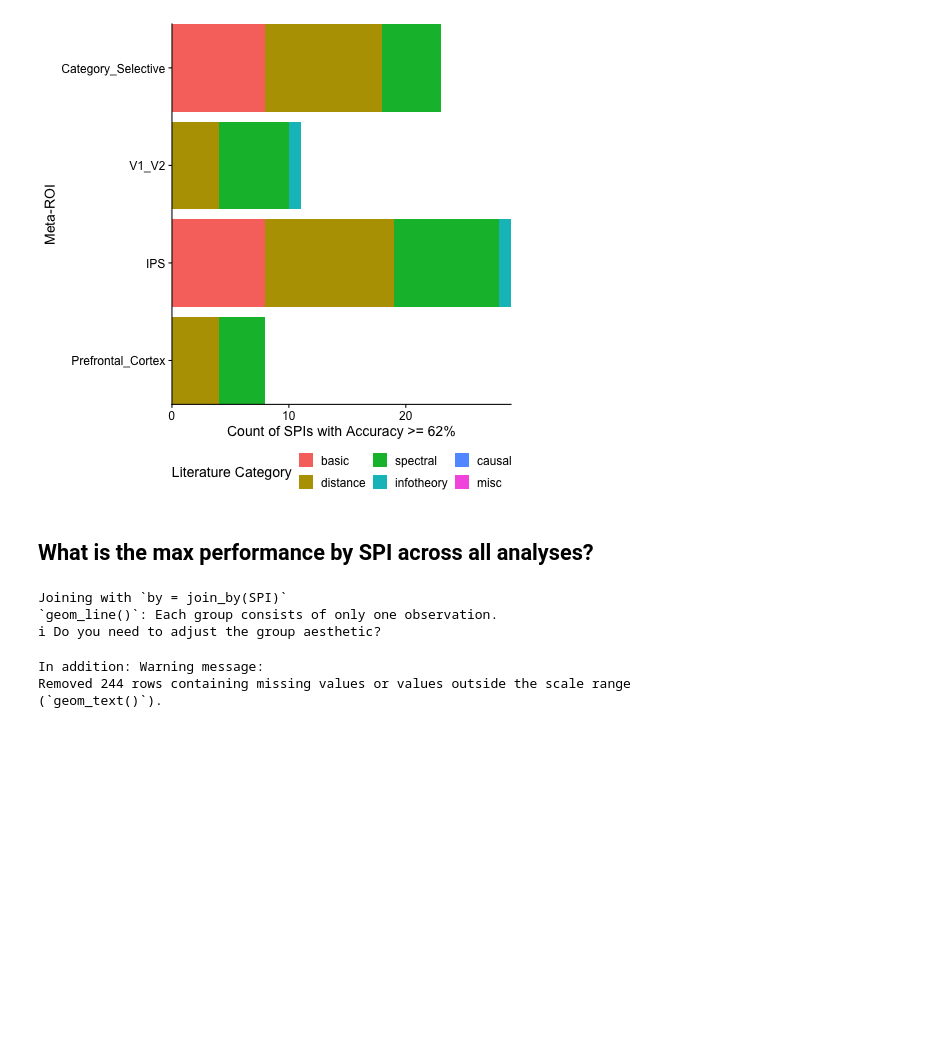
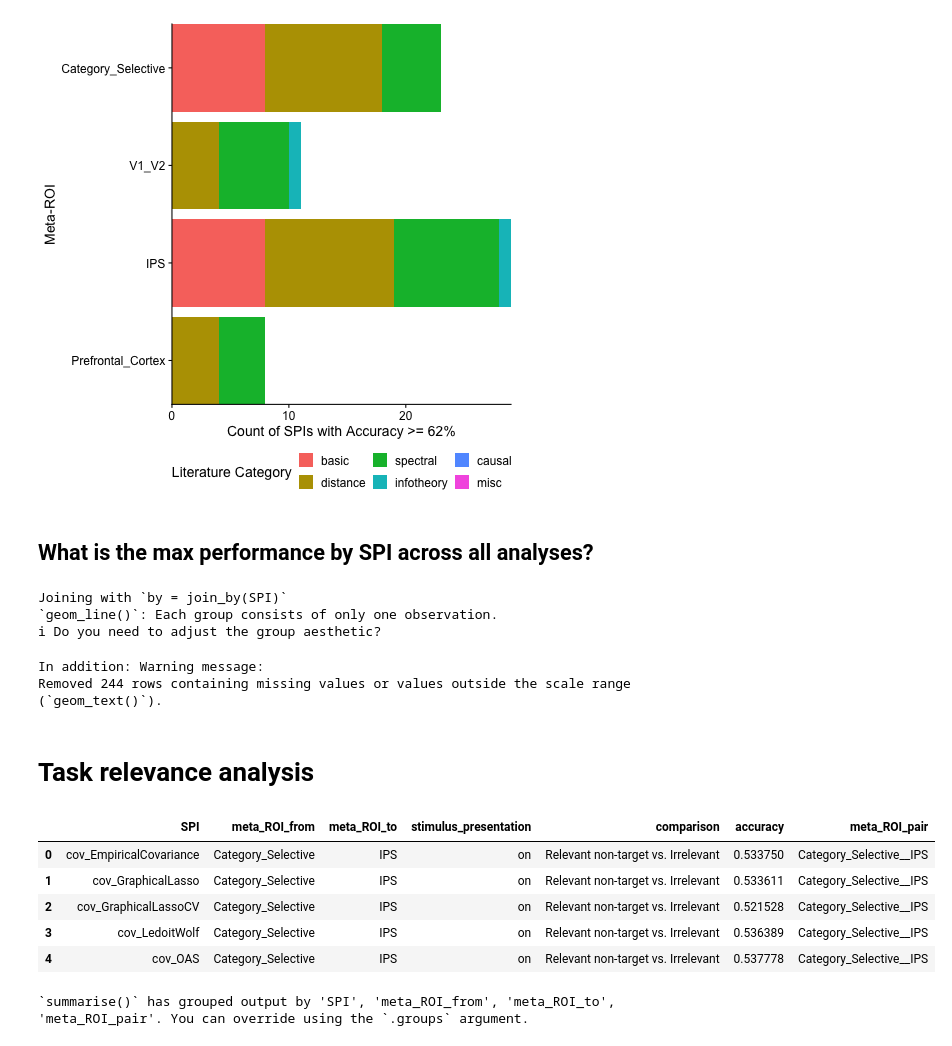
Before and after one commit to anniegbryant/MEG_functional_connectivity, a Jupyter notebook: data_visualization/inter_subject_classification.ipynb, the cells around one changed output. Saved outputs shown, nothing was run; the diff lists cells and outputs as text; code cells hidden in the pictures; blank space fills up the shorter version.

```diff
--- a/data_visualization/inter_subject_classification.ipynb
+++ b/data_visualization/inter_subject_classification.ipynb
@@ -823,3 +825,5 @@ Joining with `by = join_by(SPI)`
 In addition: Warning message:
 Removed 244 rows containing missing values or values outside the scale range
 (`geom_text()`).
+# %% [markdown]
+# Task relevance analysis
@@ -825,0 +884,57 @@ Removed 244 rows containing missing values or values outside the scale range
+# %%
+averaged_relevance_type_LR_classification_res.head()
+# %% [output]
+|  | SPI | meta_ROI_from | meta_ROI_to | stimulus_presentation | comparison | accuracy | meta_ROI_pair |
+| 0 | cov_EmpiricalCovariance | Category_Selective | IPS | on | Relevant non-target vs. Irrelevant | 0.533750 | Category_Selective__IPS |
+| 1 | cov_GraphicalLasso | Category_Selective | IPS | on | Relevant non-target vs. Irrelevant | 0.533611 | Category_Selective__IPS |
+| 2 | cov_GraphicalLassoCV | Category_Selective | IPS | on | Relevant non-target vs. Irrelevant | 0.521528 | Category_Selective__IPS |
+| 3 | cov_LedoitWolf | Category_Selective | IPS | on | Relevant non-target vs. Irrelevant | 0.536389 | Category_Selective__IPS |
+| 4 | cov_OAS | Category_Selective | IPS | on | Relevant non-target vs. Irrelevant | 0.537778 | Category_Selective__IPS |
+# %%
+%%R -i averaged_relevance_type_LR_classification_res -w 900 -h 650
+
+averaged_relevance_type_LR_classification_res %>%
+    group_by(SPI, meta_ROI_from, meta_ROI_to, meta_ROI_pair, stimulus_presentation) %>%
+    summarise(accuracy = mean(accuracy)) %>%
+    # Filter accuracy to >50% for visualization purposes
+    filter(accuracy > 0.5) %>%
+    mutate(accuracy = 100*accuracy) %>%
+    rowwise() %>%
+    # Want a specific order for the meta-ROI pair in the plot
+    mutate(meta_ROI_pair = factor(meta_ROI_pair, levels = c("V1_V2__Category_Selective",
+                                                    "Category_Selective__V1_V2",
+                                                    "Category_Selective__IPS",
+                                                    "IPS__Category_Selective",
+                                                    "IPS__Prefrontal_Cortex",
+                                                    "Prefrontal_Cortex__IPS",
+                                                    "Prefrontal_Cortex__V1_V2",
+                                                    "V1_V2__Prefrontal_Cortex",
+                                                    "V1_V2__IPS",
+                                                    "IPS__V1_V2",
+                                                    "Prefrontal_Cortex__Category_Selective",
+                                                    "Category_Selective__Prefrontal_Cortex"))) %>%
+    ggplot(data=., mapping=aes(x=meta_ROI_pair, y=accuracy, fill=meta_ROI_pair)) +
+    # Create half violins colored by meta-ROI pair and stimulus presentation period
+    geom_violinhalf(scale="width", color="black", position = position_dodge(width = 2), width=1)  +
+    geom_point(aes(color = meta_ROI_pair), position = position_jitter(width = 0.075, height=0),
+                            size = 1.75, alpha=0.6, stroke=0) +
+    stat_summary(color="black", fun="mean", geom="crossbar", width=0.2, linewidth=0.3,
+            show.legend=FALSE, position = position_dodge(width=1.4)) +
+    facet_grid(meta_ROI_pair ~ stimulus_presentation, scales="free_y", switch="y") +
+    theme(legend.position = "bottom") +
+    scale_x_discrete(expand = c(0, 0)) +
+    ylab("Cross-validated accuracy by SPI (%)") +
+    labs(fill="Stimulus Presentation", color="Stimulus Presentation") +
+    theme(strip.background = element_blank(),
+        strip.placement="outside",
+        legend.position="none",
+        panel.spacing = unit(0.5, "lines"),
+        strip.text.y = element_blank(),
+        strip.text.x = element_text(size=14, face="bold"),
+        axis.text = element_text(size=14)) +
+    coord_flip()
+
+# ggsave(glue('../plots/inter_subject_classification/Relevance_type_classification_performance_by_meta_ROI_pair.svg'), width=8, height=8, units='in', dpi=300)
+# %% [output]
+`summarise()` has grouped output by 'SPI', 'meta_ROI_from', 'meta_ROI_to',
+'meta_ROI_pair'. You can override using the `.groups` argument.
```
Also changed, not shown: parts of 9 cells of this notebook, 13 other files.
